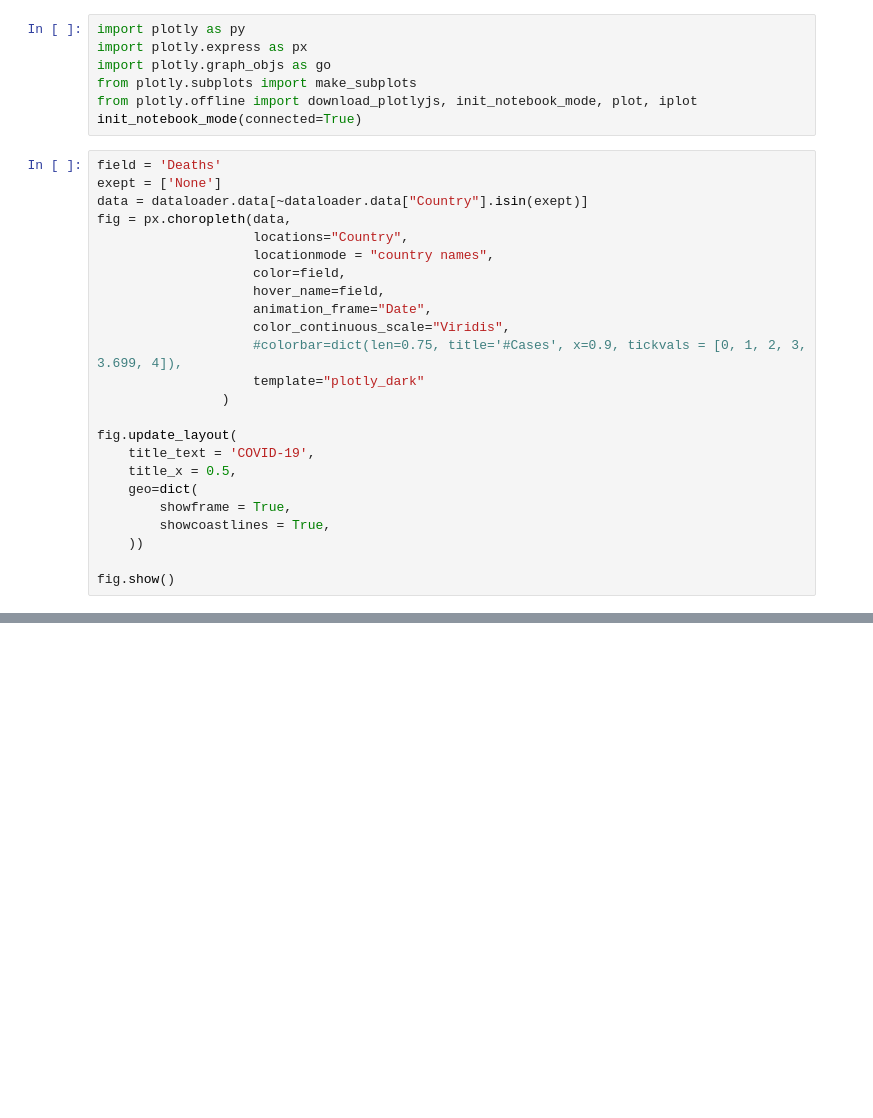
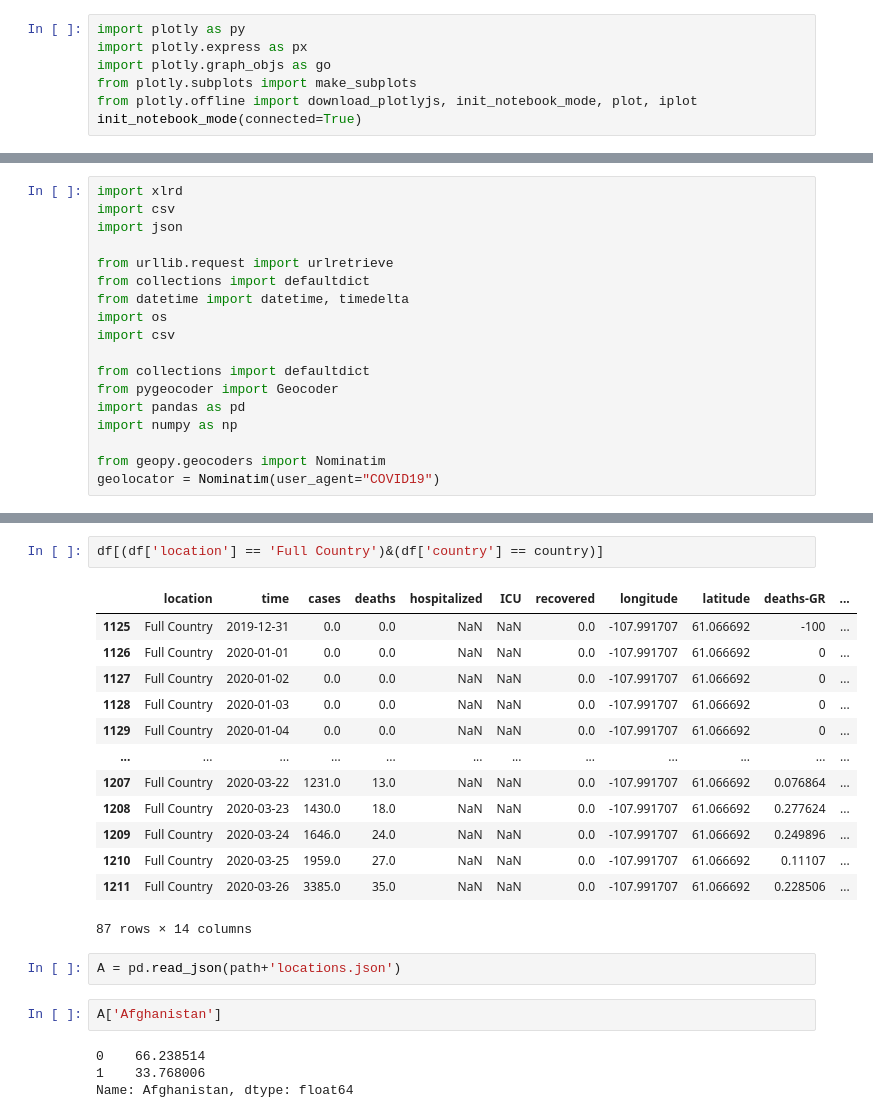
Before and after one commit to mkefly/Simulations-COVID19, a Jupyter notebook: notebooks/test_notebook.ipynb, the cells around one changed output, grey strips where cells are left out. Cells and saved outputs as stored; diff of their text form; blank space fills up the shorter version.

```diff
--- a/notebooks/test_notebook.ipynb
+++ b/notebooks/test_notebook.ipynb
@@ -161,27 +138,3 @@ import plotly.graph_objs as go
 from plotly.subplots import make_subplots
 from plotly.offline import download_plotlyjs, init_notebook_mode, plot, iplot
 init_notebook_mode(connected=True)
-# %%
-field = 'Deaths'
-exept = ['None']
-data = dataloader.data[~dataloader.data["Country"].isin(exept)]
-fig = px.choropleth(data,
-                    locations="Country",
-                    locationmode = "country names",
-                    color=field,
-                    hover_name=field,
-                    animation_frame="Date",
-                    color_continuous_scale="Viridis",
-                    #colorbar=dict(len=0.75, title='#Cases', x=0.9, tickvals = [0, 1, 2, 3, 3.699, 4]),
-                    template="plotly_dark"
-                )
-
-fig.update_layout(
-    title_text = 'COVID-19',
-    title_x = 0.5,
-    geo=dict(
-        showframe = True,
-        showcoastlines = True,
-    ))
-
-fig.show()
@@ -210,0 +141,18 @@ ValueError:
+# %%
+import xlrd
+import csv
+import json
+
+from urllib.request import urlretrieve
+from collections import defaultdict
+from datetime import datetime, timedelta
+import os
+import csv
+
+from collections import defaultdict
+from pygeocoder import Geocoder
+import pandas as pd
+import numpy as np
+
+from geopy.geocoders import Nominatim
+geolocator = Nominatim(user_agent="COVID19")
@@ -210,0 +264,24 @@ ValueError:
+# %%
+df[(df['location'] == 'Full Country')&(df['country'] == country)]
+# %% [output]
+|  | location | time | cases | deaths | hospitalized | ICU | recovered | longitude | latitude | deaths-GR | ... |
+| 1125 | Full Country | 2019-12-31 | 0.0 | 0.0 | NaN | NaN | 0.0 | -107.991707 | 61.066692 | -100 | ... |
+| 1126 | Full Country | 2020-01-01 | 0.0 | 0.0 | NaN | NaN | 0.0 | -107.991707 | 61.066692 | 0 | ... |
+| 1127 | Full Country | 2020-01-02 | 0.0 | 0.0 | NaN | NaN | 0.0 | -107.991707 | 61.066692 | 0 | ... |
+| 1128 | Full Country | 2020-01-03 | 0.0 | 0.0 | NaN | NaN | 0.0 | -107.991707 | 61.066692 | 0 | ... |
+| 1129 | Full Country | 2020-01-04 | 0.0 | 0.0 | NaN | NaN | 0.0 | -107.991707 | 61.066692 | 0 | ... |
+| ... | ... | ... | ... | ... | ... | ... | ... | ... | ... | ... | ... |
+| 1207 | Full Country | 2020-03-22 | 1231.0 | 13.0 | NaN | NaN | 0.0 | -107.991707 | 61.066692 | 0.076864 | ... |
+| 1208 | Full Country | 2020-03-23 | 1430.0 | 18.0 | NaN | NaN | 0.0 | -107.991707 | 61.066692 | 0.277624 | ... |
+| 1209 | Full Country | 2020-03-24 | 1646.0 | 24.0 | NaN | NaN | 0.0 | -107.991707 | 61.066692 | 0.249896 | ... |
+| 1210 | Full Country | 2020-03-25 | 1959.0 | 27.0 | NaN | NaN | 0.0 | -107.991707 | 61.066692 | 0.11107 | ... |
+| 1211 | Full Country | 2020-03-26 | 3385.0 | 35.0 | NaN | NaN | 0.0 | -107.991707 | 61.066692 | 0.228506 | ... |
+87 rows × 14 columns
+# %%
+A = pd.read_json(path+'locations.json')
+# %%
+A['Afghanistan']
+# %% [output]
+0    66.238514
+1    33.768006
+Name: Afghanistan, dtype: float64
```
Also changed, not shown: parts of 11 cells of this notebook, 8 other files.
